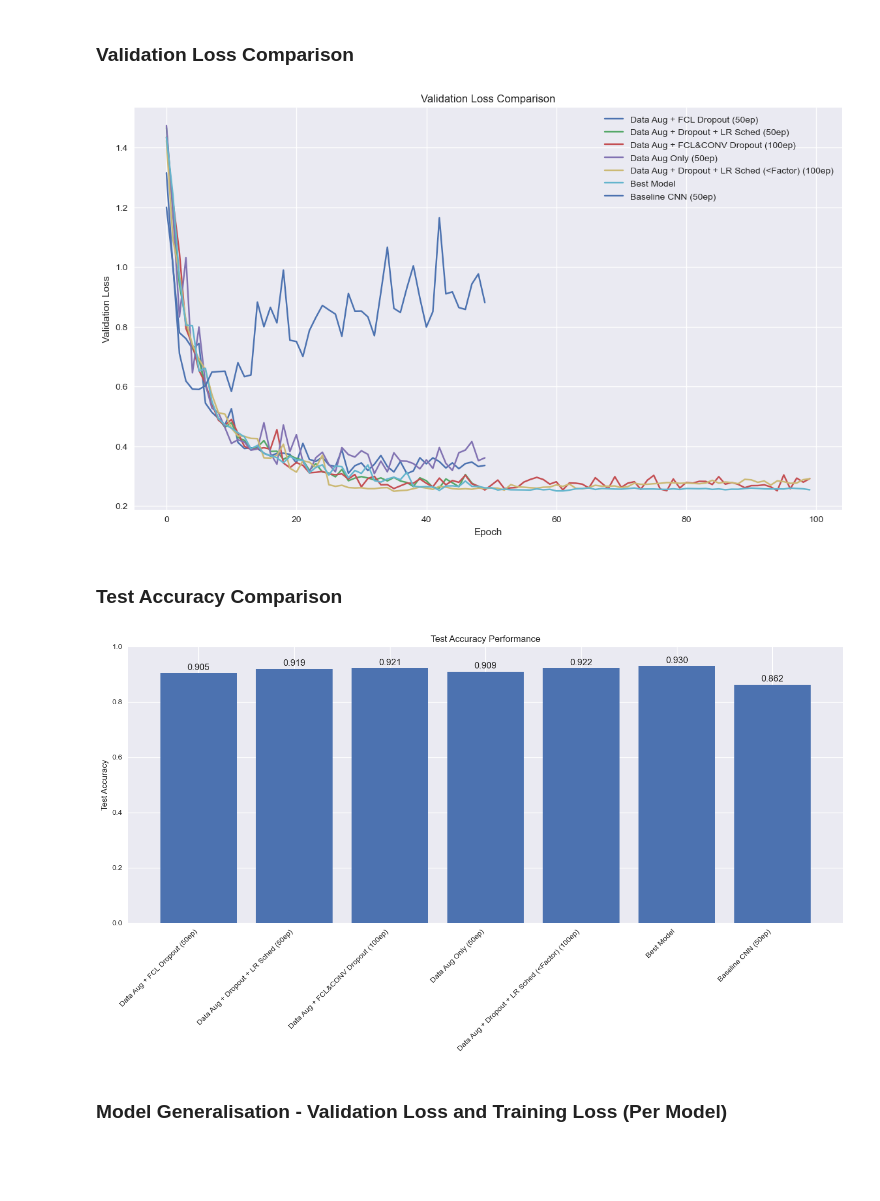
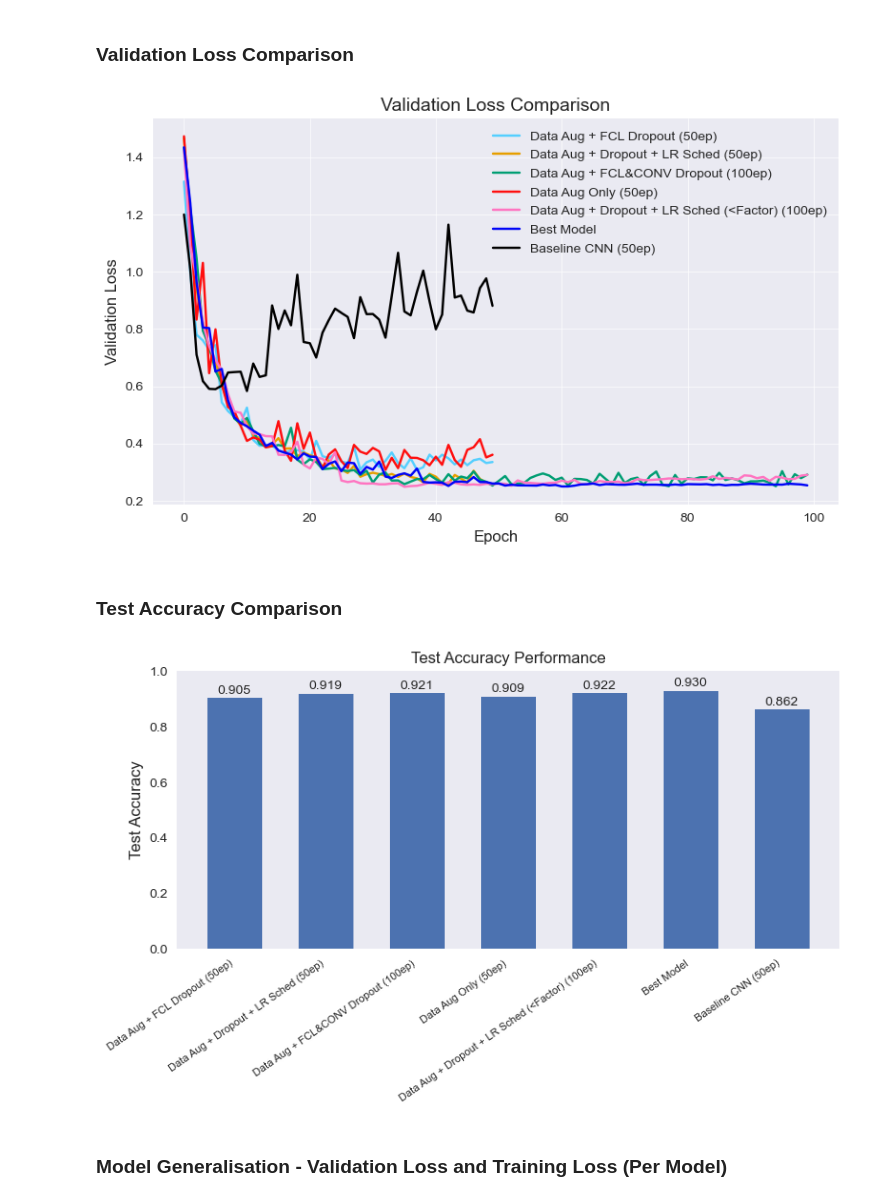
Before and after one commit to ZH0555/PMAI-Group-5, a Jupyter notebook: src/analysis/cnn-analysis.ipynb, the cells around one changed output. Cells and saved outputs as stored; diff of their text form; code cells hidden in the pictures; blank space fills up the shorter version.

Commit message:
Change cnn analysis graphs

```diff
--- a/src/analysis/cnn-analysis.ipynb
+++ b/src/analysis/cnn-analysis.ipynb
@@ -79,14 +83,0 @@ plt.show()
-# %%
-all_data = []
-for name, logs in experiments.items():
-    validation_acc = logs['arr_3']
-    for epoch, acc in enumerate(validation_acc, start=1):
-        all_data.append({"Epoch": epoch, "Validation Accuracy": acc, "Model": name})
-df = pd.DataFrame(all_data)
-plt.figure(figsize=(14,8))
-sns.lineplot(data=df, x="Epoch", y="Validation Accuracy", hue="Model", markers="o")
-plt.title("Validation Accuracy Performance")
-plt.xlabel("Epoch")
-plt.ylabel("Validation Accuracy")
-plt.grid(True)
-plt.show()
@@ -96,41 +85,42 @@ plt.show()
 ### Validation Loss Comparison
 # %%
 plt.style.use("seaborn-v0_8")
-plt.figure(figsize=(14, 8))
-for name, logs in experiments.items():
+plt.figure(figsize=(8, 5))
+for c, (name, logs) in enumerate(experiments.items()):
     test_accuracy = logs['arr_2']
-    plt.plot(test_accuracy, label=name)
+    plt.plot(test_accuracy, label=name, color=colours[c])
 
-plt.xlabel("Epoch")
-plt.ylabel("Validation Loss")
-plt.title("Validation Loss Comparison")
-plt.legend()
-plt.grid(True)
+plt.xlabel("Epoch", fontsize=12)
+plt.ylabel("Validation Loss", fontsize=12)
+plt.title("Validation Loss Comparison", fontsize=14)
+plt.legend(fontsize=10, loc='upper right')
+plt.grid(True, linewidth=0.5)
+plt.tight_layout()
 plt.show()
 # %% [output]
-[figure, old version]
+[figure, new version]
 # %% [markdown]
 ### Test Accuracy Comparison
 # %%
 models = []
 test_accuracy = []
 for name, logs in experiments.items():
     models.append(name)
     test_accuracy.append(logs['arr_5'])
-plt.figure(figsize=(14, 8))
-bars = plt.bar(models, test_accuracy)
+plt.figure(figsize=(8,5))
+bars = plt.bar(models, test_accuracy, width=0.6)
 for bar in bars:
-    y = bar.get_height()
     yval = bar.get_height()
-    plt.text(bar.get_x() + bar.get_width()/2, yval + 0.005, f'{yval:.3f}', ha='center', va='bottom', fontsize=12)
-plt.ylabel("Test Accuracy")
-plt.title("Test Accuracy Performance")
-plt.xticks(ha="right", rotation=45)
+    plt.text(bar.get_x() + bar.get_width()/2, yval + 0.005, f'{yval:.3f}', ha='center', va='bottom', fontsize=10)
+plt.ylabel("Test Accuracy", fontsize=12)
+plt.title("Test Accuracy Performance", fontsize=12)
+plt.xticks(ha="right",rotation=35,fontsize=8)
 plt.ylim(0, 1)
+plt.grid(False)
 plt.tight_layout()
 plt.show()
 # %% [output]
-[figure, old version]
+[figure, new version]
 # %% [markdown]
 ### Model Generalisation - Validation Loss and Training Loss (Per Model)
 # %%
```
Also changed, not shown: parts of 9 cells of this notebook, 3 other files.
